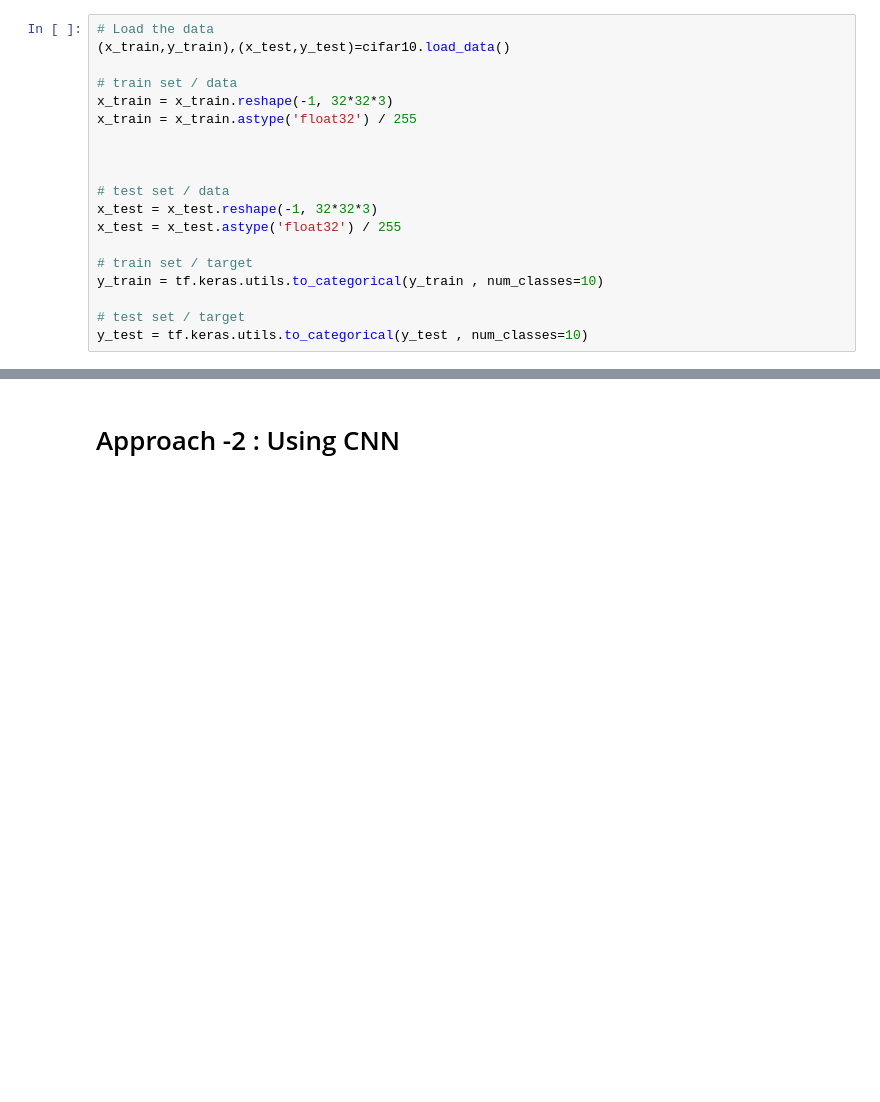
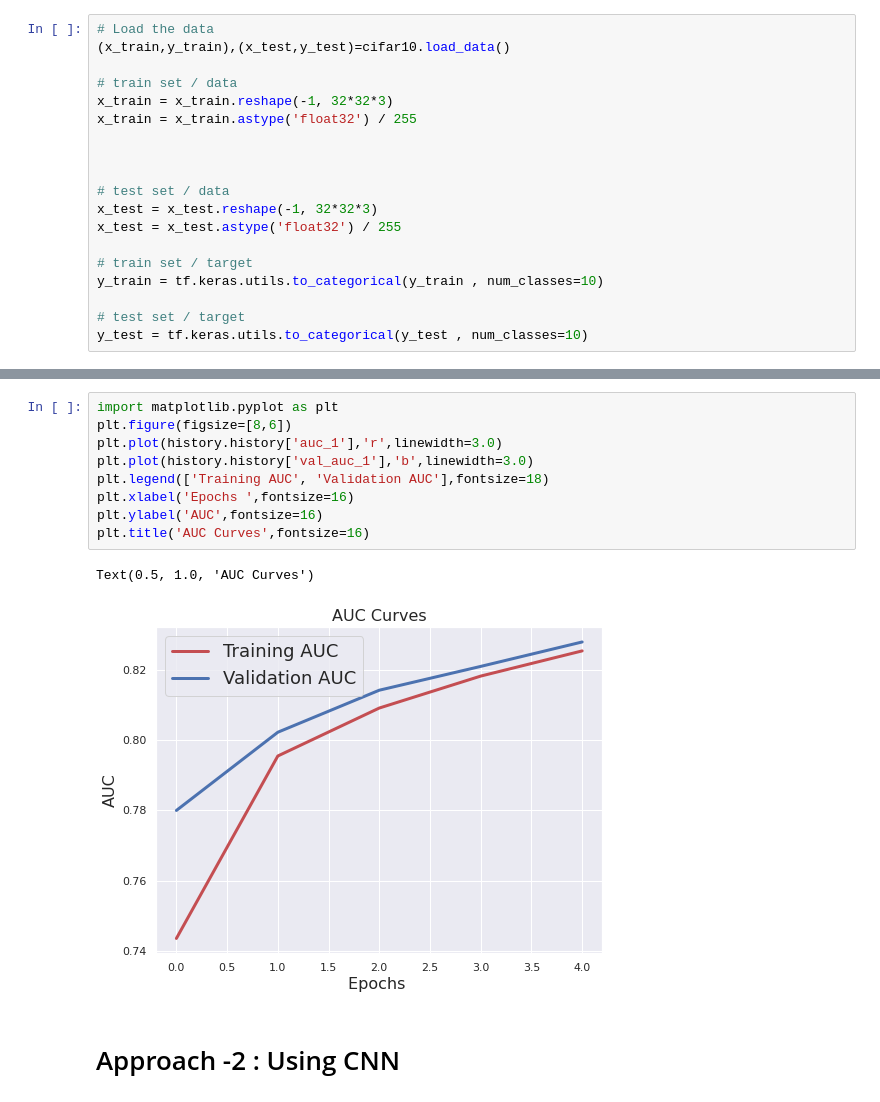
Before and after one commit to aayushkubb/Deep_Learning_Tutorial, a Jupyter notebook: CIFAR_with_Tensorflow_KERAS_CNN_and_DNN.ipynb, the cells around one changed output, grey strips where cells are left out. Cells and saved outputs as stored; diff of their text form; blank space fills up the shorter version.

```diff
--- a/CIFAR_with_Tensorflow_KERAS_CNN_and_DNN.ipynb
+++ b/CIFAR_with_Tensorflow_KERAS_CNN_and_DNN.ipynb
@@ -104,3 +201,15 @@ Text(0.5, 1.0, 'Loss Curves')
+# %%
+import matplotlib.pyplot as plt
+plt.figure(figsize=[8,6])
+plt.plot(history.history['auc_1'],'r',linewidth=3.0)
+plt.plot(history.history['val_auc_1'],'b',linewidth=3.0)
+plt.legend(['Training AUC', 'Validation AUC'],fontsize=18)
+plt.xlabel('Epochs ',fontsize=16)
+plt.ylabel('AUC',fontsize=16)
+plt.title('AUC Curves',fontsize=16)
+# %% [output]
+Text(0.5, 1.0, 'AUC Curves')
+[figure, added]
 # %% [markdown]
 # Approach -2 : Using CNN
 # %% [markdown]
```
Also changed, not shown: parts of 32 cells of this notebook.
